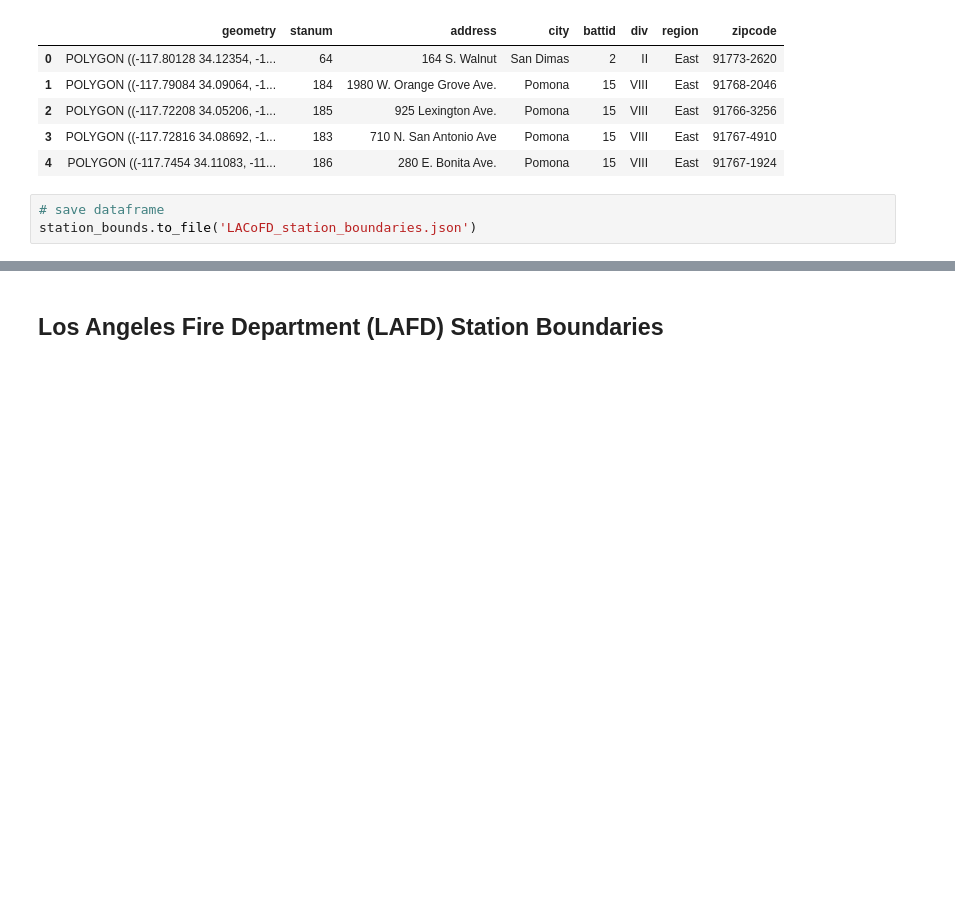
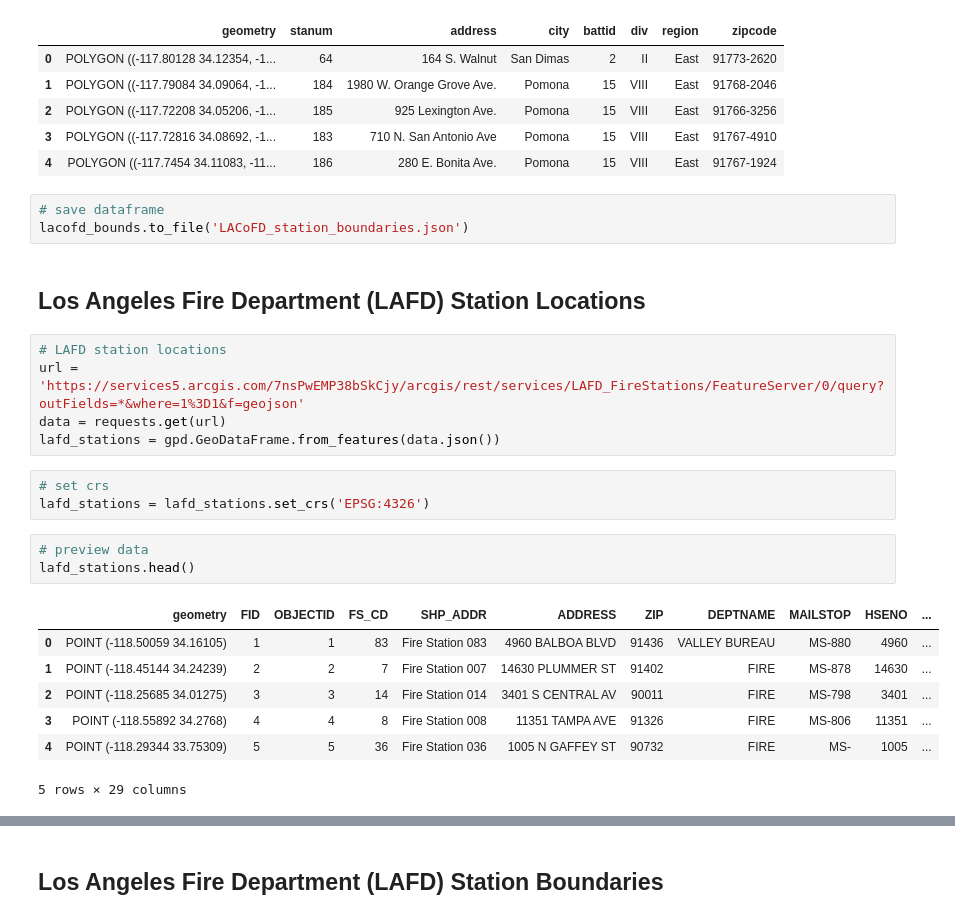
Before and after one commit to giovani-gutierrez/TDA_CalFire, a Jupyter notebook: SVI_DataClean.ipynb, the cells around one changed output, grey strips where cells are left out. Drawn from its saved outputs; the diff is of its cells as text; blank space fills up the shorter version.

```diff
--- a/SVI_DataClean.ipynb
+++ b/SVI_DataClean.ipynb
@@ -115,4 +115,25 @@ lacofd_bounds.head()
 | 4 | POLYGON ((-117.7454 34.11083, -11... | 186 | 280 E. Bonita Ave. | Pomona | 15 | VIII | East | 91767-1924 |
 # %%
 # save dataframe
-station_bounds.to_file('LACoFD_station_boundaries.json')
+lacofd_bounds.to_file('LACoFD_station_boundaries.json')
+# %% [markdown]
+## Los Angeles Fire Department (LAFD) Station Locations
+# %%
+# LAFD station locations
+url = 'https://services5.arcgis.com/7nsPwEMP38bSkCjy/arcgis/rest/services/LAFD_FireStations/FeatureServer/0/query?outFields=*&where=1%3D1&f=geojson'
+data = requests.get(url)
+lafd_stations = gpd.GeoDataFrame.from_features(data.json())
+# %%
+# set crs
+lafd_stations = lafd_stations.set_crs('EPSG:4326')
+# %%
+# preview data
+lafd_stations.head()
+# %% [output]
+|  | geometry | FID | OBJECTID | FS_CD | SHP_ADDR | ADDRESS | ZIP | DEPTNAME | MAILSTOP | HSENO | ... |
+| 0 | POINT (-118.50059 34.16105) | 1 | 1 | 83 | Fire Station 083 | 4960 BALBOA BLVD | 91436 | VALLEY BUREAU | MS-880 | 4960 | ... |
+| 1 | POINT (-118.45144 34.24239) | 2 | 2 | 7 | Fire Station 007 | 14630 PLUMMER ST | 91402 | FIRE | MS-878 | 14630 | ... |
+| 2 | POINT (-118.25685 34.01275) | 3 | 3 | 14 | Fire Station 014 | 3401 S CENTRAL AV | 90011 | FIRE | MS-798 | 3401 | ... |
+| 3 | POINT (-118.55892 34.2768) | 4 | 4 | 8 | Fire Station 008 | 11351 TAMPA AVE | 91326 | FIRE | MS-806 | 11351 | ... |
+| 4 | POINT (-118.29344 33.75309) | 5 | 5 | 36 | Fire Station 036 | 1005 N GAFFEY ST | 90732 | FIRE | MS- | 1005 | ... |
+5 rows × 29 columns
```
Also changed, not shown: parts of 11 cells of this notebook, 2 other files.
